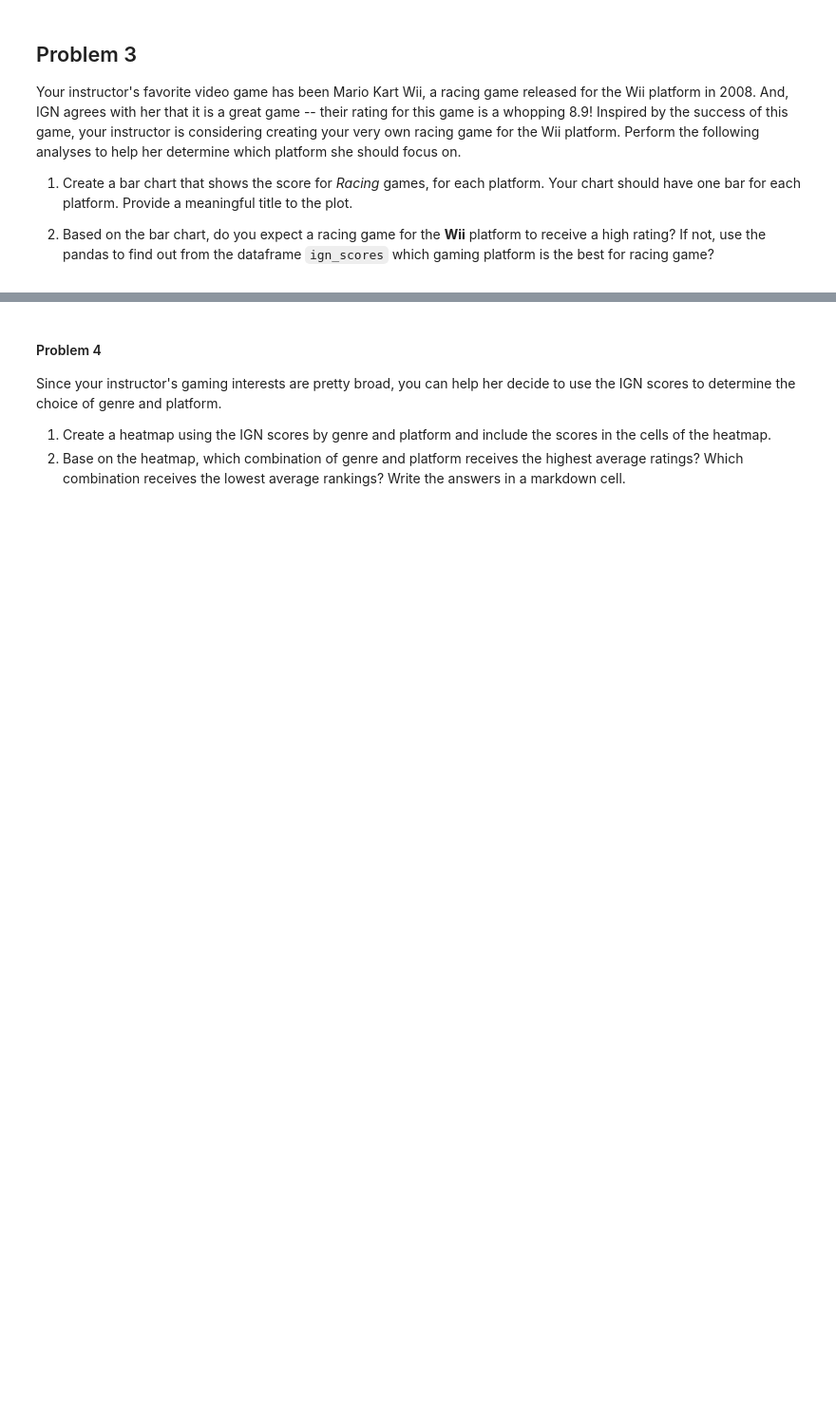
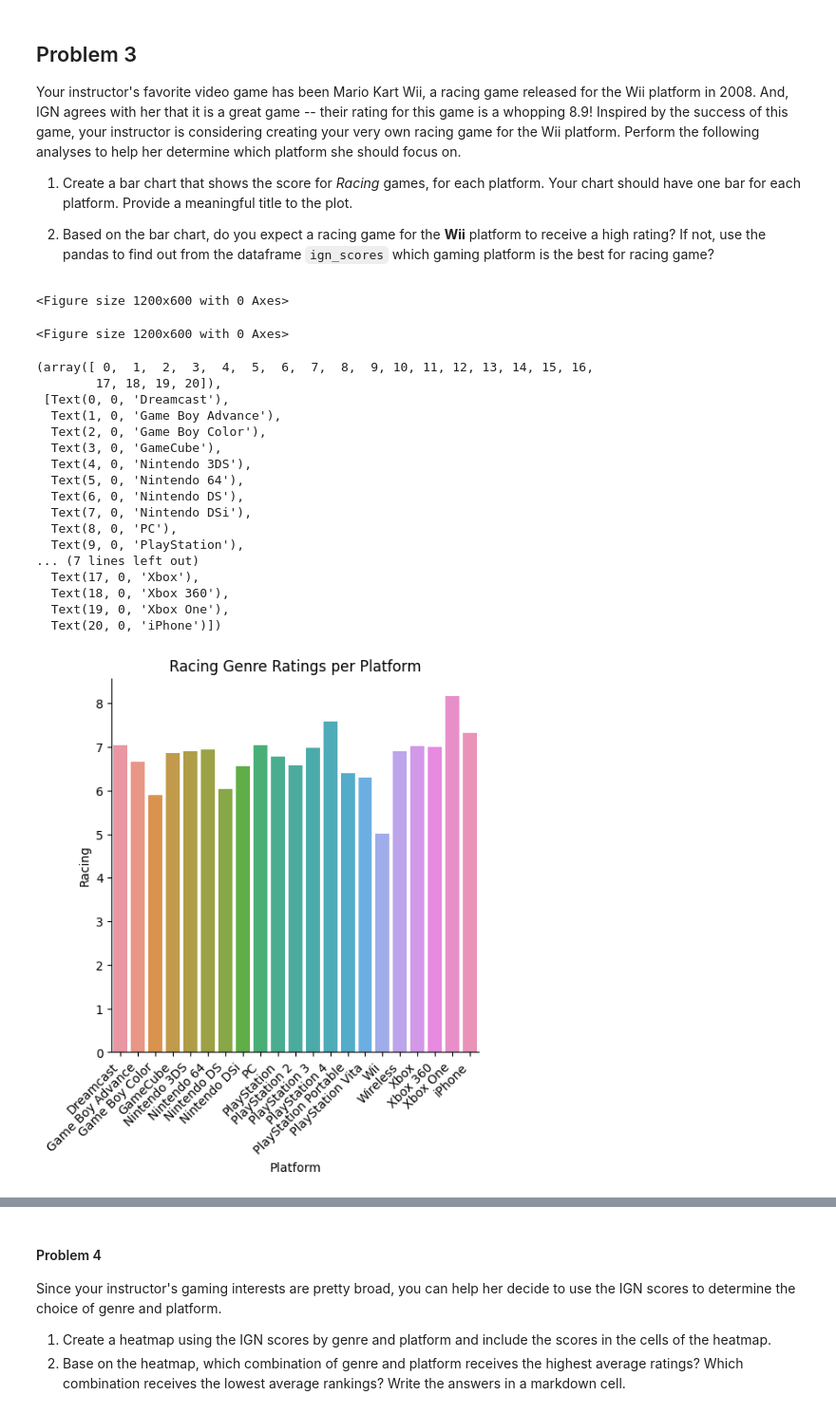
Before and after one commit to CS133-DataVisualization/cl-and-homework-JayBA1010, a Jupyter notebook: M05_HW06_heatmap_visualization.ipynb, the cells around one changed output, grey strips where cells are left out. Shown at 95% size. Cells and saved outputs as stored; diff of their text form; code cells hidden in the pictures; blank space fills up the shorter version.

```diff
--- a/M05_HW06_heatmap_visualization.ipynb
+++ b/M05_HW06_heatmap_visualization.ipynb
@@ -84,9 +84,42 @@ Your instructor's favorite video game has been Mario Kart Wii, a racing game rel
 
 # Set the width and height of the figure
 # Your code here . . .
+plt.figure(figsize=(12, 6))
+# %% [output]
+<Figure size 1200x600 with 0 Axes>
+<Figure size 1200x600 with 0 Axes>
 # %%
 
 ## Use ign_scores to determine which gaming platform is the best
 ## for racing game.
 
 ## Your code here . . .
+sns.catplot(
+    data=ign_scores,
+    x="Platform",
+    y="Racing",
+    kind="bar"
+)
+# Add a title
+plt.title("Racing Genre Ratings per Platform")
+# Rotate the x-axis labels so they don't overlap
+plt.xticks(rotation=45, ha="right")
+# %% [output]
+(array([ 0,  1,  2,  3,  4,  5,  6,  7,  8,  9, 10, 11, 12, 13, 14, 15, 16,
+        17, 18, 19, 20]),
+ [Text(0, 0, 'Dreamcast'),
+  Text(1, 0, 'Game Boy Advance'),
+  Text(2, 0, 'Game Boy Color'),
+  Text(3, 0, 'GameCube'),
+  Text(4, 0, 'Nintendo 3DS'),
+  Text(5, 0, 'Nintendo 64'),
+  Text(6, 0, 'Nintendo DS'),
+  Text(7, 0, 'Nintendo DSi'),
+  Text(8, 0, 'PC'),
+  Text(9, 0, 'PlayStation'),
+... (7 lines left out)
+  Text(17, 0, 'Xbox'),
+  Text(18, 0, 'Xbox 360'),
+  Text(19, 0, 'Xbox One'),
+  Text(20, 0, 'iPhone')])
+[figure, added]
```
Also changed, not shown: parts of 8 cells of this notebook.
